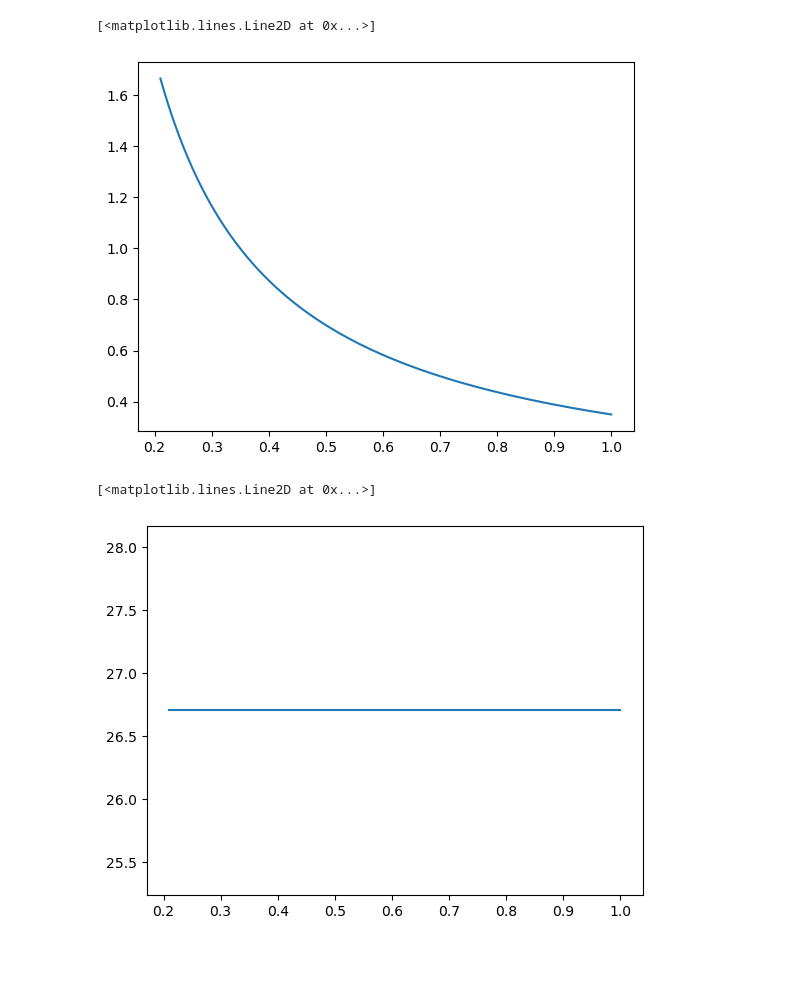
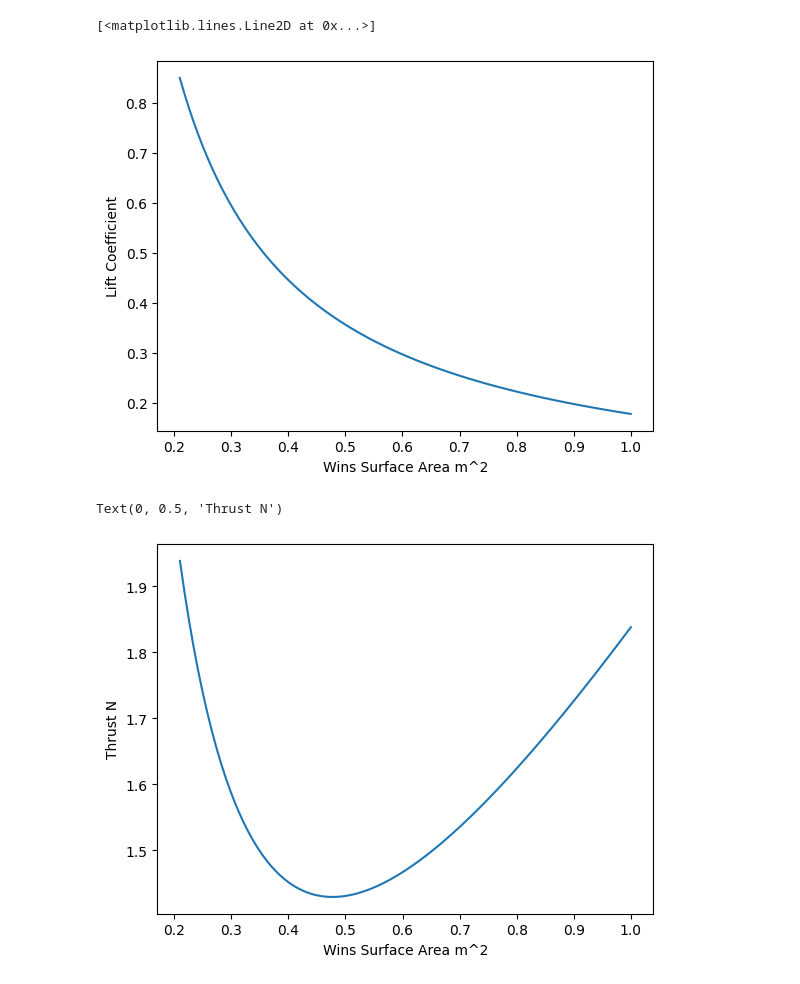
Before and after one commit to dannygraunke/VTOL-Vision, a Jupyter notebook: Initial_Calculations.ipynb, the cells around one changed output. Drawn from its saved outputs; the diff is of its cells as text; code cells hidden in the pictures; blank space fills up the shorter version.

```diff
--- a/Initial_Calculations.ipynb
+++ b/Initial_Calculations.ipynb
@@ -4,12 +4,24 @@ import matplotlib.pyplot as plt
 # %%
 Weight = 2.722*9.81 #6lbs in Kg
 rho = 1.223
-Velocity = 11.176 # m/s or 25mi/hr
-S = 0.3 # 300 square inches to meters squared
+Velocity = 15.6464 # m/s or 35mi/hr
+C_len = .2032 #meters
+Span = 1 #meter
+S = C_len*Span # 300 square inches to meters squared
 qinf = 1/2 * rho * Velocity**2
+Re = (rho* Velocity* C_len)/(1.795*10**-5)
 CL = Weight / (qinf * S)
 CD = 0.05
 Lift = Weight
 Thrust = Weight/(CL/CD)
 Power = Thrust * Velocity
 LiftForce = 1/2 * rho * Velocity**2 * S * CL
+print(f'Reynolds number is: {Re}')
+cd_0 = 0.01 #lowercase, 2D
+AR = Span/C_len
+e0=1.78*(1-.045*(AR**.68))-.64
+K=1/(np.pi*AR*e0)
+CD= cd_0+K*CL**2
+print(CL)
+print(K)
+print(CD)
@@ -23,13 +48,22 @@ Lift Force is: 26.70282 Newtons
 # %%
 NewS = np.linspace(0.21, 1.0, 100)
 CL = Weight / (qinf * NewS)
+K=1/(np.pi*AR*e0)
+CD= cd_0+K*CL**2
+plt.xlabel("Wins Surface Area m^2")
+plt.ylabel("Lift Coefficient")
 plt.plot(NewS, CL)
 # %% [output]
 [<matplotlib.lines.Line2D at 0x...>]
-[figure, old version]
+[figure, new version]
 # %%
 NewLift = 1/2 * rho * Velocity**2 * NewS * CL
-plt.plot(NewS, NewLift)
+Ratio = CL/CD
+
+Thrust = Weight/Ratio
+plt.plot(NewS, Thrust)
+plt.xlabel("Wins Surface Area m^2")
+plt.ylabel("Thrust N")
 # %% [output]
-[<matplotlib.lines.Line2D at 0x...>]
+Text(0, 0.5, 'Thrust N')
-[figure, old version]
+[figure, new version]
```
Also changed, not shown: parts of 4 cells of this notebook.
